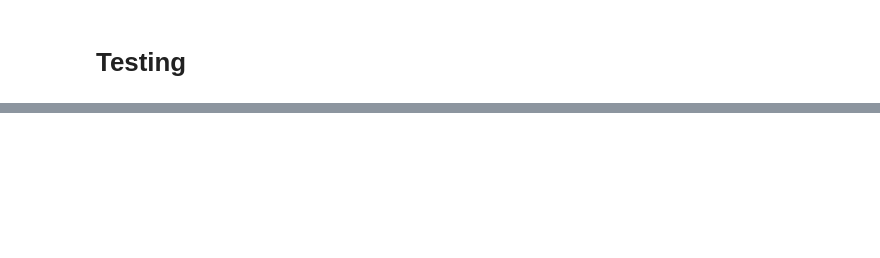
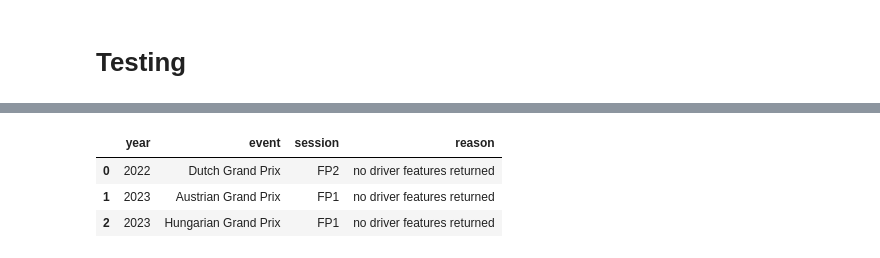
Before and after one commit to tomasz-solis/formula1, a Jupyter notebook: EDA/wip.ipynb, the cells around one changed output, grey strips where cells are left out. Drawn from its saved outputs; the diff is of its cells as text; code cells hidden in the pictures; blank space fills up the shorter version.

```diff
--- a/EDA/wip.ipynb
+++ b/EDA/wip.ipynb
@@ -7,2 +8,3 @@ circuits = duckdb.sql("""SELECT * FROM 'data/*_circuit_profiles.csv'""").df()
 # %%
 drivers = duckdb.sql("""SELECT * FROM 'data/*_driver_profiles.csv'""").df()
+drivers_skipped = duckdb.sql("""SELECT * FROM 'data/*_driver_skipped.csv'""").df()
@@ -24,0 +62,7 @@ circuits
+# %%
+drivers_skipped
+# %% [output]
+|  | year | event | session | reason |
+| 0 | 2022 | Dutch Grand Prix | FP2 | no driver features returned |
+| 1 | 2023 | Austrian Grand Prix | FP1 | no driver features returned |
+| 2 | 2023 | Hungarian Grand Prix | FP1 | no driver features returned |
```
Also changed, not shown: parts of 6 cells of this notebook, 7 other files.
